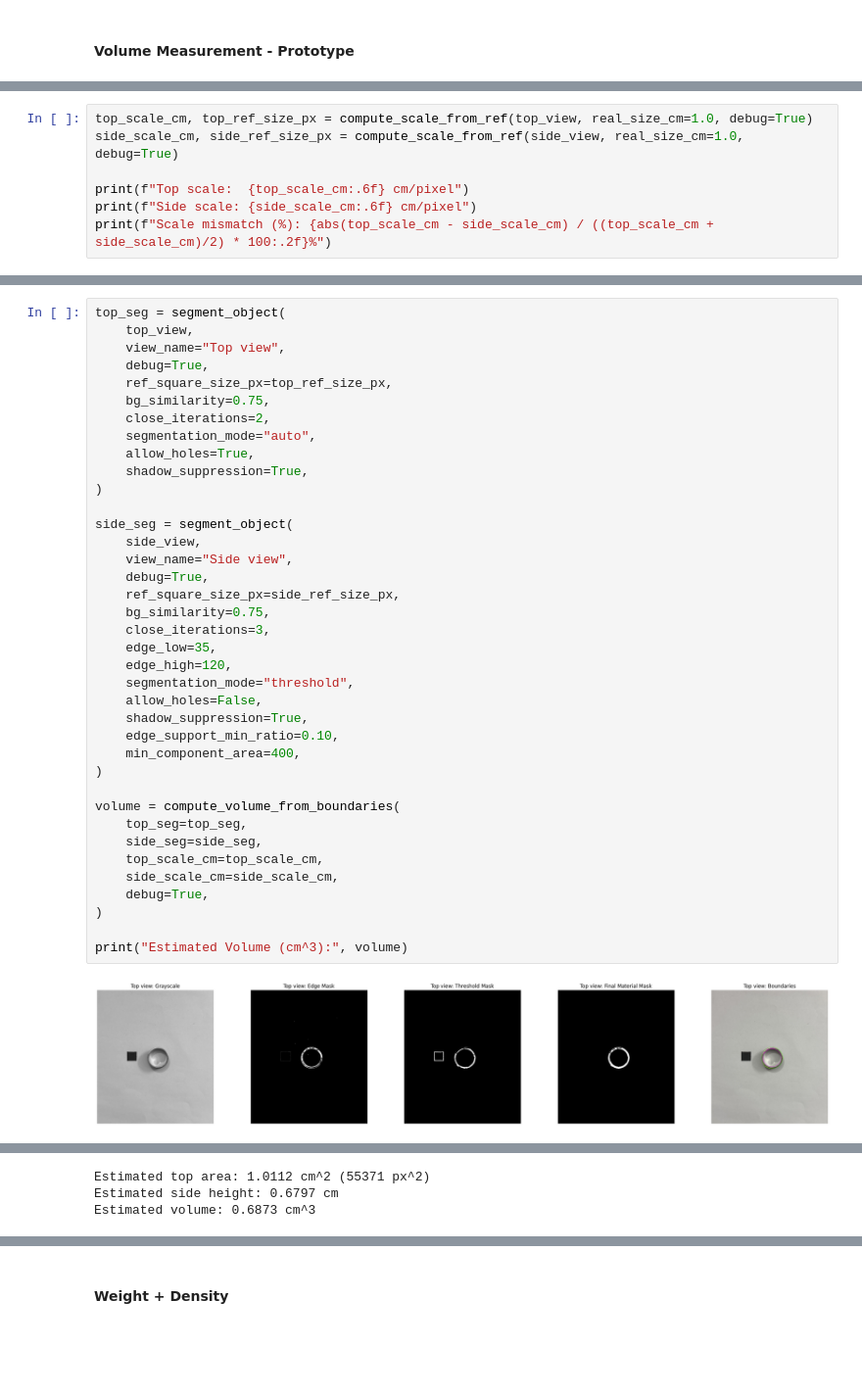
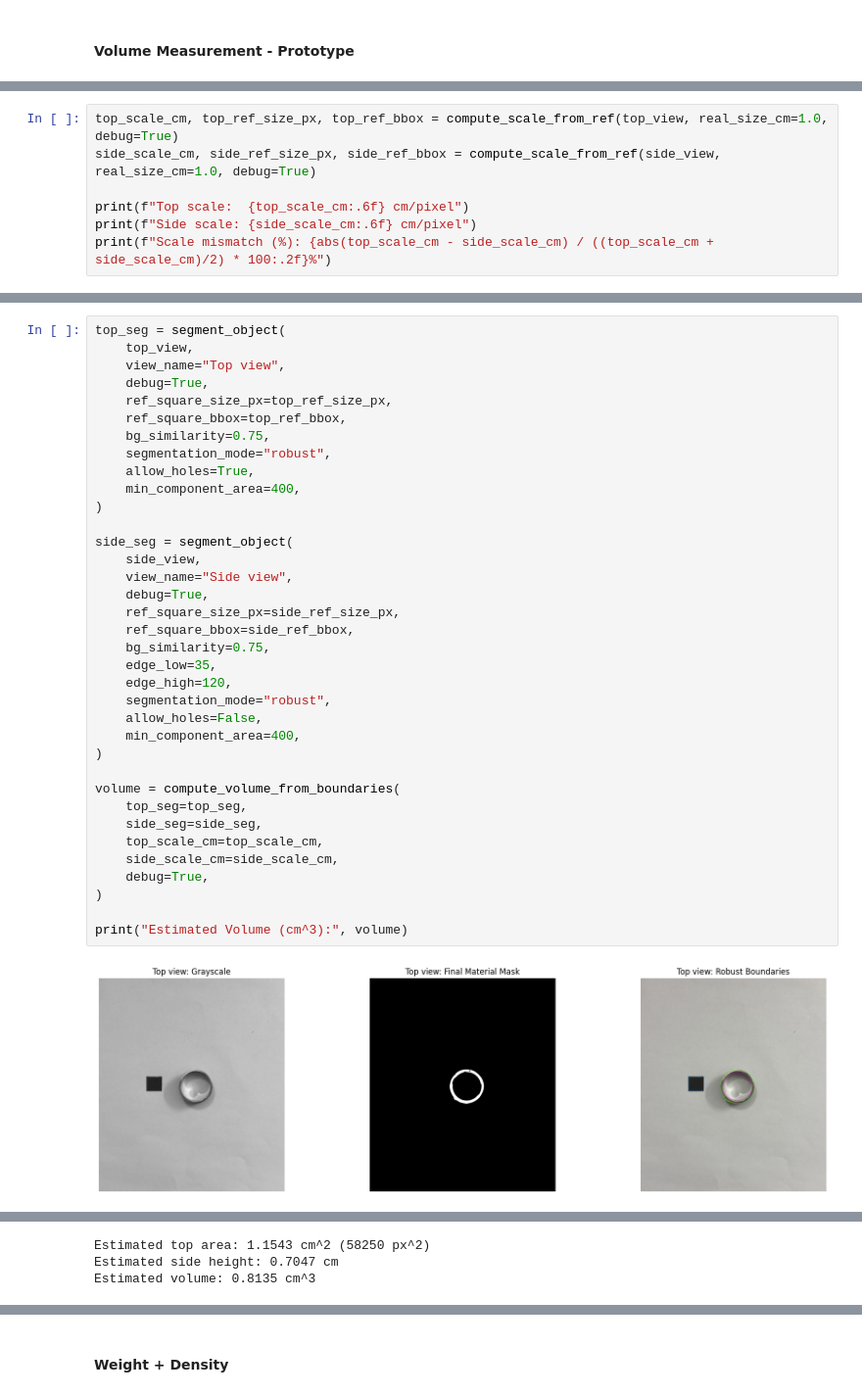
Before and after one commit to SiddharthMago/GoldPurityEstimator, a Jupyter notebook: prototype.ipynb, the cells around one changed output, grey strips where cells are left out. Shown at 98% size. Drawn from its saved outputs; the diff is of its cells as text; blank space fills up the shorter version.

```diff
--- a/prototype.ipynb
+++ b/prototype.ipynb
@@ -122,6 +101,6 @@ def compute_scale_from_ref(img, real_size_cm=1.0, debug=True, threshold_value=12
 # %%
-top_scale_cm, top_ref_size_px = compute_scale_from_ref(top_view, real_size_cm=1.0, debug=True)
-side_scale_cm, side_ref_size_px = compute_scale_from_ref(side_view, real_size_cm=1.0, debug=True)
+top_scale_cm, top_ref_size_px, top_ref_bbox = compute_scale_from_ref(top_view, real_size_cm=1.0, debug=True)
+side_scale_cm, side_ref_size_px, side_ref_bbox = compute_scale_from_ref(side_view, real_size_cm=1.0, debug=True)
 
 print(f"Top scale:  {top_scale_cm:.6f} cm/pixel")
 print(f"Side scale: {side_scale_cm:.6f} cm/pixel")
@@ -399,38 +279,36 @@ top_seg = segment_object(
     top_view,
     view_name="Top view",
     debug=True,
     ref_square_size_px=top_ref_size_px,
+    ref_square_bbox=top_ref_bbox,
     bg_similarity=0.75,
-    close_iterations=2,
-    segmentation_mode="auto",
+    segmentation_mode="robust",
     allow_holes=True,
-    shadow_suppression=True,
+    min_component_area=400,
 )
 
 side_seg = segment_object(
     side_view,
     view_name="Side view",
     debug=True,
     ref_square_size_px=side_ref_size_px,
+    ref_square_bbox=side_ref_bbox,
     bg_similarity=0.75,
-    close_iterations=3,
     edge_low=35,
     edge_high=120,
-    segmentation_mode="threshold",
+    segmentation_mode="robust",
     allow_holes=False,
-    shadow_suppression=True,
-    edge_support_min_ratio=0.10,
     min_component_area=400,
 )
 
 volume = compute_volume_from_boundaries(
     top_seg=top_seg,
     side_seg=side_seg,
     top_scale_cm=top_scale_cm,
     side_scale_cm=side_scale_cm,
     debug=True,
 )
 
 print("Estimated Volume (cm^3):", volume)
 # %% [output]
-[figure, old version]
+[figure, new version]
@@ -438,3 +316,3 @@ print("Estimated Volume (cm^3):", volume)
-Estimated top area: 1.0112 cm^2 (55371 px^2)
-Estimated side height: 0.6797 cm
-Estimated volume: 0.6873 cm^3
+Estimated top area: 1.1543 cm^2 (58250 px^2)
+Estimated side height: 0.7047 cm
+Estimated volume: 0.8135 cm^3
```
Also changed, not shown: parts of 7 cells of this notebook, 15 other files.
